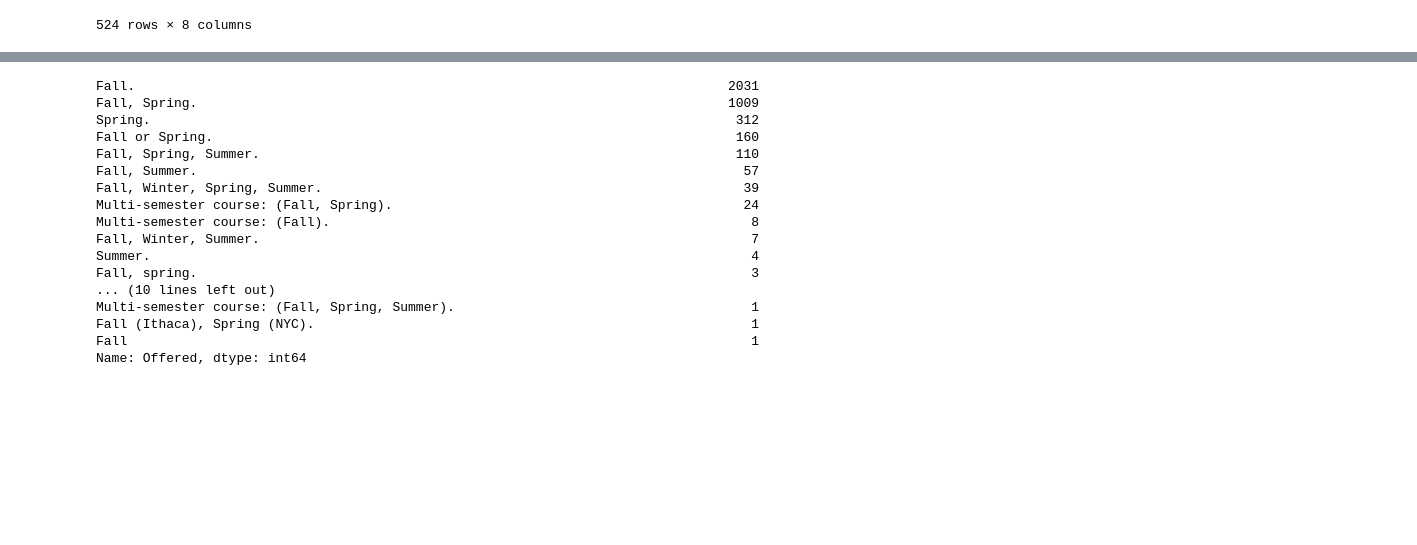
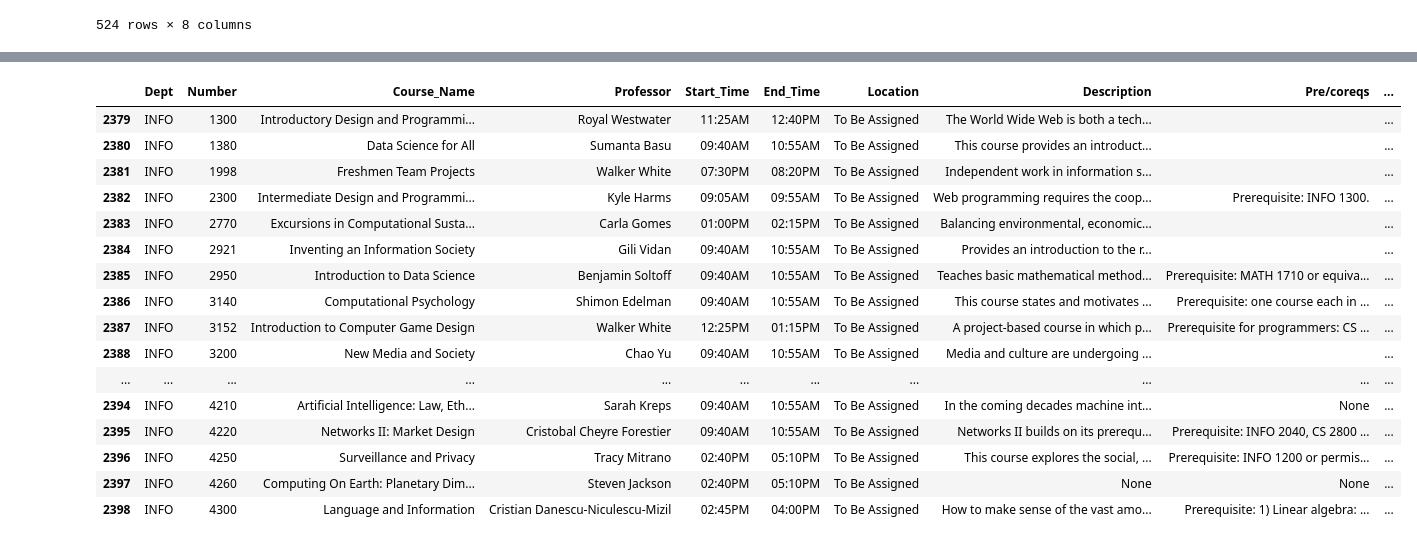
Before and after one commit to CornellDataScience/Class-Visualizer, a Jupyter notebook: Class-Visualizer.ipynb, the cells around one changed output, grey strips where cells are left out. Saved outputs shown, nothing was run; the diff lists cells and outputs as text; code cells hidden in the pictures; blank space fills up the shorter version.

Commit message:
fall 2022 updates

```diff
--- a/Class-Visualizer.ipynb
+++ b/Class-Visualizer.ipynb
@@ -128,3 +128,3 @@ median_grades_v2
 # %%
 #UPDATE THIS IF NEEDED WHEN RE RUN
-semesterdict = {"FA21":0, 'SP21':1, 'FA20':2, 'SP20':3, 'FA19':4,'SP19':5,'FA18':6,'SP18':7,'FA17':8,'SP17':9,'FA16':10}
+semesterdict = {"FA22":-2,"SP22":-1, "FA21":0, 'SP21':1, 'FA20':2, 'SP20':3, 'FA19':4,'SP19':5,'FA18':6,'SP18':7,'FA17':8,'SP17':9,'FA16':10}
@@ -131,9 +140,10 @@ semesterdict = {"FA21":0, 'SP21':1, 'FA20':2, 'SP20':3, 'FA19':4,'SP19':5,'FA18'
 # %%
 #Data cleaning for medians
-median_grades_v2['Semester'] = median_grades_v2['Semester (Ex: SP21)']
-median_grades_v2 = median_grades_v2.replace({"Semester": semesterdict})
-median_grades_v2 = median_grades_v2.sort_values(by="Semester")
-median_grades_v2 = median_grades_v2.drop_duplicates(subset="Dept + Number", keep="first")
-#median_grades_v2.to_csv("Cleaned_Medians.csv")
+median_grades_v2['SemesterN'] = median_grades_v2['semester']
+median_grades_v2 = median_grades_v2.replace({"SemesterN": semesterdict})
+median_grades_v2['SemesterN'] = median_grades_v2['SemesterN'].astype(int, errors = "ignore")
+median_grades_v2 = median_grades_v2.sort_values(by="SemesterN")
+median_grades_v2 = median_grades_v2.drop_duplicates(subset="Class_Name", keep="first")
 # %%
-median_grades_v2 = median_grades_v2[['Dept + Number', 'Median Grade', 'Semester (Ex: SP21)', 'Semester']]
+#median_grades_v2 = median_grades_v2[['Dept + Number', 'Median Grade', 'Semester (Ex: SP21)', 'Semester']]
+median_grades_v2.head()
@@ -173,25 +190,25 @@ Name: Dept + Number, Length: 4162, dtype: int64
 # %%
-df2 = df1.merge(median_grades, on='Dept + Number', how="outer")
+df2 = df1.merge(median_grades_v2, left_on='Dept + Number', right_on = "Class_Name", how="outer")
 # %%
 df2 = df2.dropna(subset=['Dept'])
-# %%
-df2['Offered'].value_counts()
-# %% [output]
-Fall.                                                                            2031
-Fall, Spring.                                                                    1009
-Spring.                                                                           312
-Fall or Spring.                                                                   160
-Fall, Spring, Summer.                                                             110
-Fall, Summer.                                                                      57
-Fall, Winter, Spring, Summer.                                                      39
-Multi-semester course: (Fall, Spring).                                             24
-Multi-semester course: (Fall).                                                      8
-Fall, Winter, Summer.                                                               7
-Summer.                                                                             4
-Fall, spring.                                                                       3
-... (10 lines left out)
-Multi-semester course: (Fall, Spring, Summer).                                      1
-Fall (Ithaca), Spring (NYC).                                                        1
-Fall                                                                                1
-Name: Offered, dtype: int64
+# %%
+df2[df2['Dept'] == 'INFO'].head(20)
+# %% [output]
+|  | Dept | Number | Course_Name | Professor | Start_Time | End_Time | Location | Description | Pre/coreqs | ... |
+| 2379 | INFO | 1300 | Introductory Design and Programmi... | Royal Westwater | 11:25AM | 12:40PM | To Be Assigned | The World Wide Web is both a tech... |  | ... |
+| 2380 | INFO | 1380 | Data Science for All | Sumanta Basu | 09:40AM | 10:55AM | To Be Assigned | This course provides an introduct... |  | ... |
+| 2381 | INFO | 1998 | Freshmen Team Projects | Walker White | 07:30PM | 08:20PM | To Be Assigned | Independent work in information s... |  | ... |
+| 2382 | INFO | 2300 | Intermediate Design and Programmi... | Kyle Harms | 09:05AM | 09:55AM | To Be Assigned | Web programming requires the coop... | Prerequisite: INFO 1300. | ... |
+| 2383 | INFO | 2770 | Excursions in Computational Susta... | Carla Gomes | 01:00PM | 02:15PM | To Be Assigned | Balancing environmental, economic... |  | ... |
+| 2384 | INFO | 2921 | Inventing an Information Society | Gili Vidan | 09:40AM | 10:55AM | To Be Assigned | Provides an introduction to the r... |  | ... |
+| 2385 | INFO | 2950 | Introduction to Data Science | Benjamin Soltoff | 09:40AM | 10:55AM | To Be Assigned | Teaches basic mathematical method... | Prerequisite: MATH 1710 or equiva... | ... |
+| 2386 | INFO | 3140 | Computational Psychology | Shimon Edelman | 09:40AM | 10:55AM | To Be Assigned | This course states and motivates ... | Prerequisite: one course each in ... | ... |
+| 2387 | INFO | 3152 | Introduction to Computer Game Design | Walker White | 12:25PM | 01:15PM | To Be Assigned | A project-based course in which p... | Prerequisite for programmers: CS ... | ... |
+| 2388 | INFO | 3200 | New Media and Society | Chao Yu | 09:40AM | 10:55AM | To Be Assigned | Media and culture are undergoing ... |  | ... |
+| ... | ... | ... | ... | ... | ... | ... | ... | ... | ... | ... |
+| 2394 | INFO | 4210 | Artificial Intelligence: Law, Eth... | Sarah Kreps | 09:40AM | 10:55AM | To Be Assigned | In the coming decades machine int... | None | ... |
+| 2395 | INFO | 4220 | Networks II: Market Design | Cristobal Cheyre Forestier | 09:40AM | 10:55AM | To Be Assigned | Networks II builds on its prerequ... | Prerequisite: INFO 2040, CS 2800 ... | ... |
+| 2396 | INFO | 4250 | Surveillance and Privacy | Tracy Mitrano | 02:40PM | 05:10PM | To Be Assigned | This course explores the social, ... | Prerequisite: INFO 1200 or permis... | ... |
+| 2397 | INFO | 4260 | Computing On Earth: Planetary Dim... | Steven Jackson | 02:40PM | 05:10PM | To Be Assigned | None | None | ... |
+| 2398 | INFO | 4300 | Language and Information | Cristian Danescu-Niculescu-Mizil | 02:45PM | 04:00PM | To Be Assigned | How to make sense of the vast amo... | Prerequisite: 1) Linear algebra: ... | ... |
 # %%
```
Also changed, not shown: parts of 10 cells of this notebook, 13 other files.
